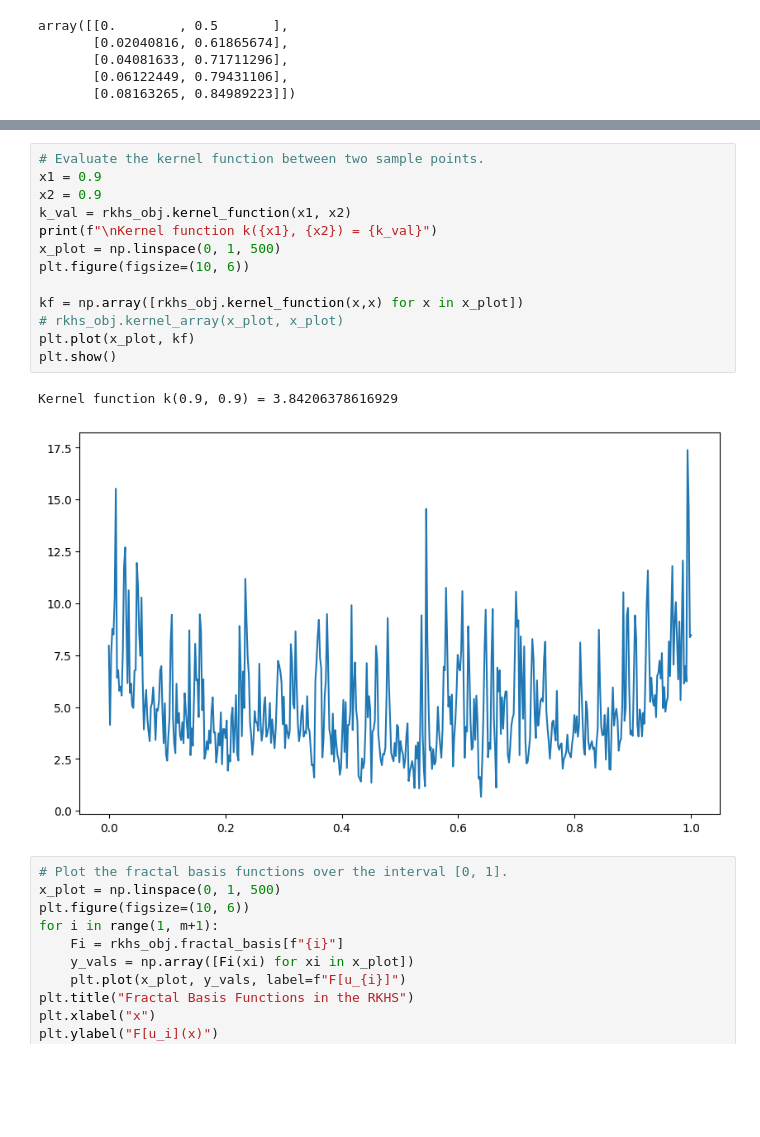
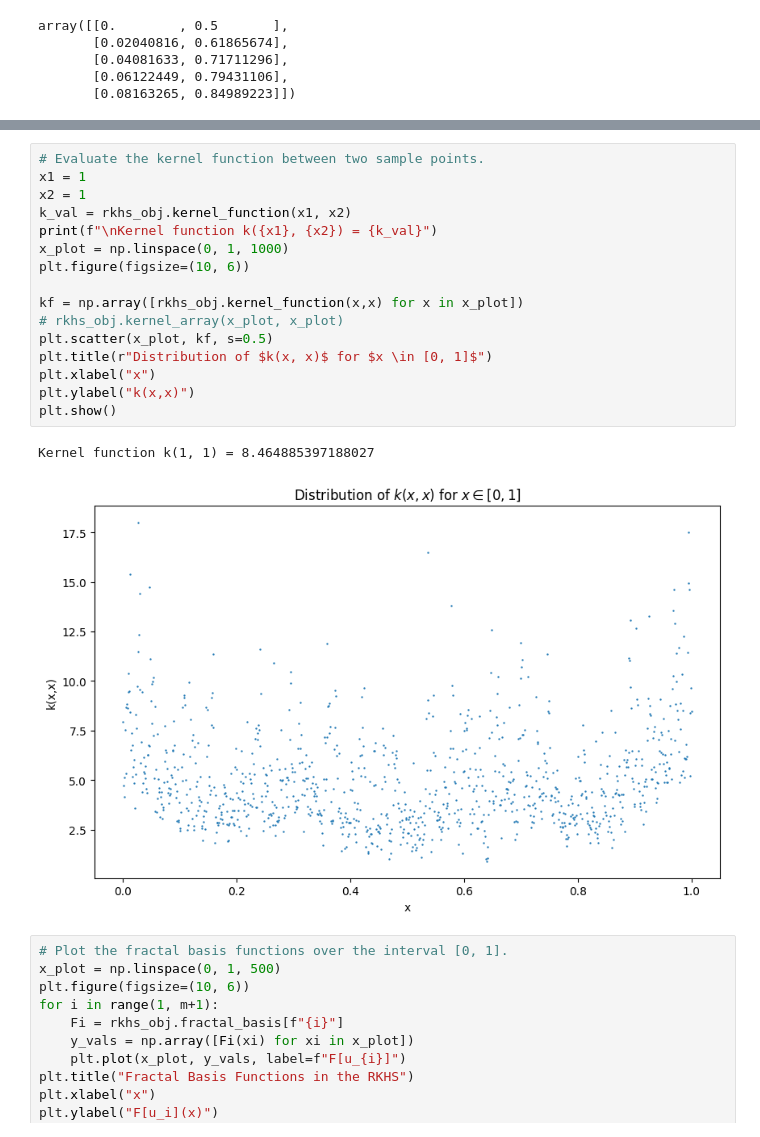
Before and after one commit to rmsValue9232/Fractal-RKHS-SVR, a Jupyter notebook: test_rkhs.ipynb, the cells around one changed output, grey strips where cells are left out. Saved outputs shown, nothing was run; the diff lists cells and outputs as text; blank space fills up the shorter version.

```diff
--- a/test_rkhs.ipynb
+++ b/test_rkhs.ipynb
@@ -68,19 +69,22 @@ array([1.46718545, 1.11137997, 0.99177989, 0.70027112, 0.50643503])
 # %%
 # Evaluate the kernel function between two sample points.
-x1 = 0.9
-x2 = 0.9
+x1 = 1
+x2 = 1
 k_val = rkhs_obj.kernel_function(x1, x2)
 print(f"\nKernel function k({x1}, {x2}) = {k_val}")
-x_plot = np.linspace(0, 1, 500)
+x_plot = np.linspace(0, 1, 1000)
 plt.figure(figsize=(10, 6))
 
 kf = np.array([rkhs_obj.kernel_function(x,x) for x in x_plot])
 # rkhs_obj.kernel_array(x_plot, x_plot)
-plt.plot(x_plot, kf)
+plt.scatter(x_plot, kf, s=0.5)
+plt.title(r"Distribution of $k(x, x)$ for $x \in [0, 1]$")
+plt.xlabel("x")
+plt.ylabel("k(x,x)")
 plt.show()
 # %% [output]
-Kernel function k(0.9, 0.9) = 3.84206378616929
+Kernel function k(1, 1) = 8.464885397188027
-[figure, old version]
+[figure, new version]
 # %%
 # Plot the fractal basis functions over the interval [0, 1].
 x_plot = np.linspace(0, 1, 500)
```
Also changed, not shown: parts of 3 cells of this notebook, 2 other files.
